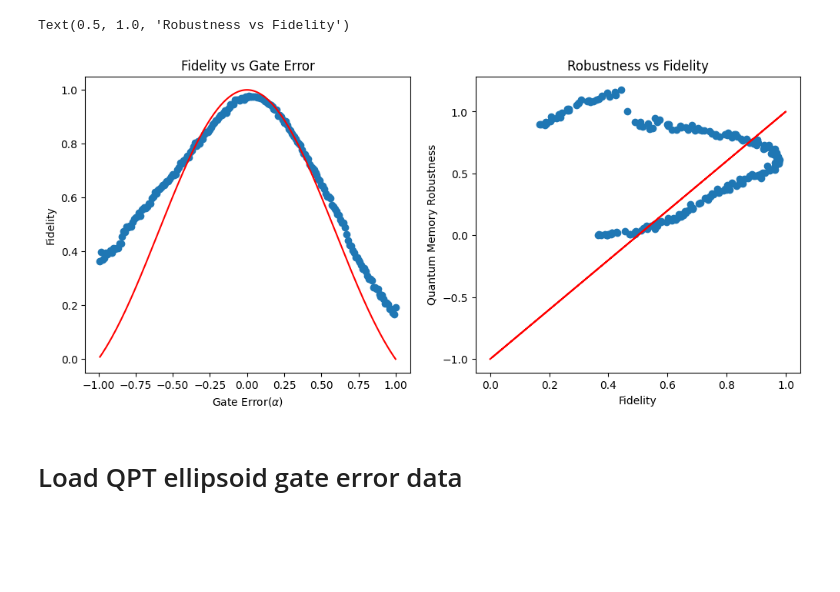
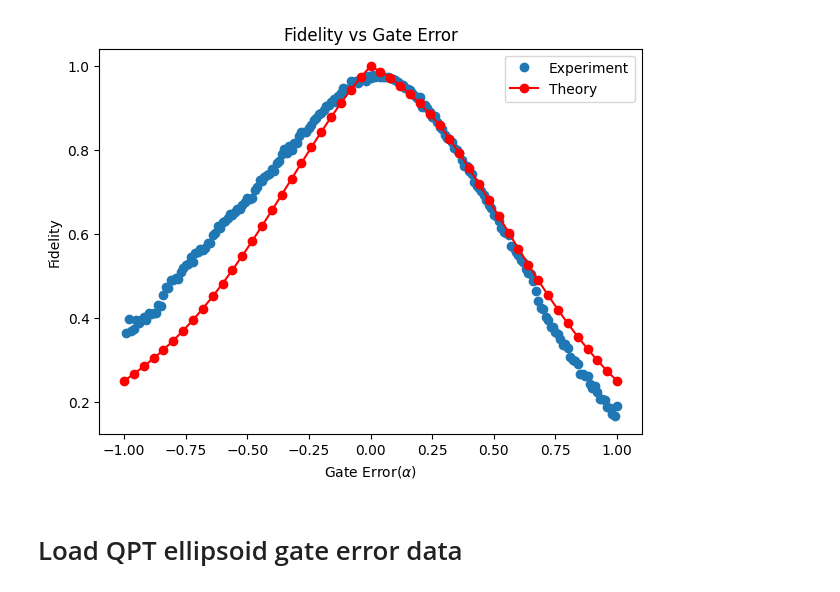
Before and after one commit to 44hsiang/quantum_memory_data, a Jupyter notebook: QPT_gate_error_vs_fidelity.ipynb, the cells around one changed output. Cells and saved outputs as stored; diff of their text form; code cells hidden in the pictures; blank space fills up the shorter version.

Commit message:
add QPT gate error theory

```diff
--- a/QPT_gate_error_vs_fidelity.ipynb
+++ b/QPT_gate_error_vs_fidelity.ipynb
@@ -13,11 +15,11 @@ from pathlib import Path
 data_path = Path('/Users/jackchao/Desktop/Project/publication/quantum_memory/data_availability/quantum_memory_data/data/QPT_gate_error_vs_fidelity')
 # %%
 gate_error_idx = np.arange(753,953,1)
-gate_error = []
-fidelity = []
-robustness = []
+gate_error_list = []
+exp_fidelity_list = []
+robustness_list = []
 for idx in gate_error_idx:
     res = node.load_from_id(idx,base_path = data_path).results
-    gate_error.append(res['initial_parameters']['alpha']-1)
-    fidelity.append(res['results']['q0']['quantum information']['mitigated']['fidelity'])
-    robustness.append(res['results']['q0']['quantum information']['mitigated']['Quantum Memory Robustness'])
+    gate_error_list.append(res['initial_parameters']['alpha']-1)
+    exp_fidelity_list.append(res['results']['q0']['quantum information']['mitigated']['fidelity'])
+    robustness_list.append(res['results']['q0']['quantum information']['mitigated']['Quantum Memory Robustness'])
@@ -28,0 +26,5 @@ def ideal_robustness(alpha):
+# %%
+from quam_libs.QPT_theory import compute_qpt_theory
+
+alphas = np.linspace(-1, 1, 51)
+choi_matrices_list, theory_fidelities_list = compute_qpt_theory(alphas)
@@ -29,19 +49,15 @@ def ideal_robustness(alpha):
 # %%
-fig, ax = plt.subplots(1,2, figsize=(12,5))
-ax[0].plot(gate_error, fidelity, 'o')
-ax[0].plot(gate_error, ideal_fidelity(np.array(gate_error)), 'r-', label='Ideal Fidelity')
-ax[0].set_xlabel('Gate Error($\\alpha$)')
-ax[0].set_ylabel('Fidelity')
-ax[0].set_title('Fidelity vs Gate Error')
+fig, ax = plt.subplots(figsize=(7,5))
+ax.plot(gate_error_list,     exp_fidelity_list, 'o', label='Experiment')
+ax.plot(alphas, theory_fidelities_list, marker='o', linestyle='-', color='r', label='Theory')
 
-ax[1].plot(fidelity, robustness, 'o')
-ax[1].plot(ideal_fidelity(np.array(gate_error)), ideal_robustness(np.array(gate_error)), 'r-', label='Ideal Robustness')
-ax[1].set_xlabel('Fidelity')
-ax[1].set_ylabel('Quantum Memory Robustness')
-ax[1].set_title('Robustness vs Fidelity')
+ax.set_xlabel('Gate Error($\\alpha$)')
+ax.set_ylabel('Fidelity')
+ax.set_title('Fidelity vs Gate Error')
+ax.legend()
+plt.show()
 # %% [output]
-Text(0.5, 1.0, 'Robustness vs Fidelity')
-[figure, old version]
+[figure, new version]
 # %% [markdown]
 # Load QPT ellipsoid gate error data
 # %%
```
Also changed, not shown: parts of 7 cells of this notebook, 7 other files.
